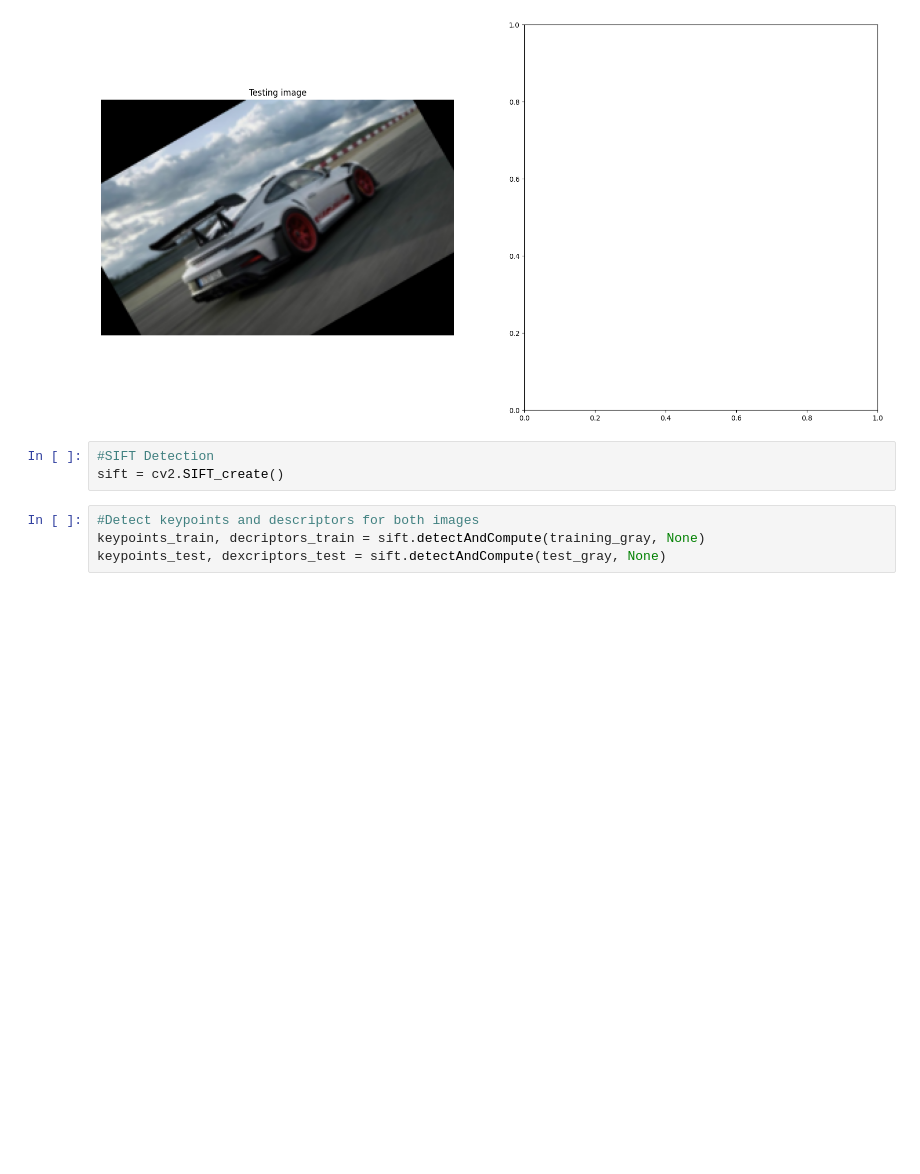
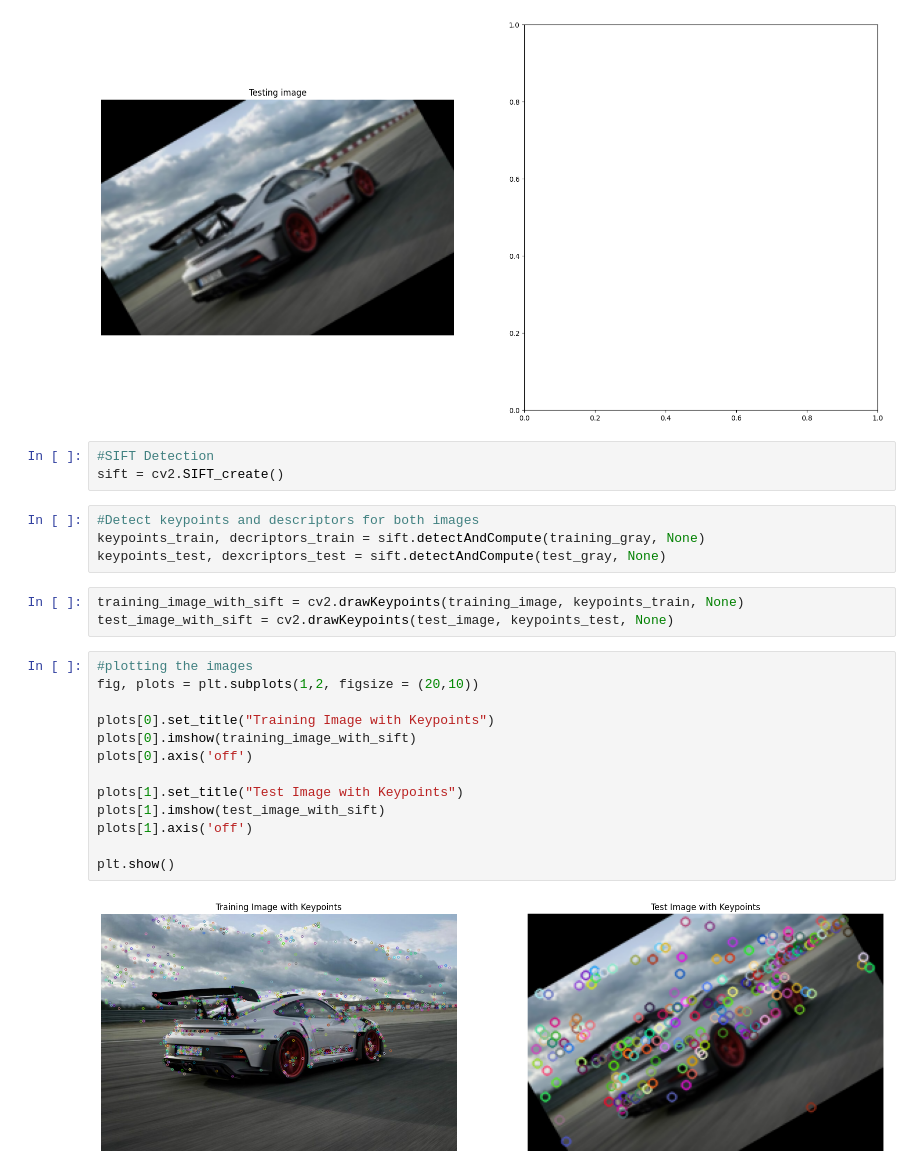
Before and after one commit to Kennethdsouza11/PCV-LAB, a Jupyter notebook: SIFT/main.ipynb, the cells around one changed output. Drawn from its saved outputs; the diff is of its cells as text; blank space fills up the shorter version.

Commit message:
displayed the keypoints of both the images

```diff
--- a/SIFT/main.ipynb
+++ b/SIFT/main.ipynb
@@ -46,3 +46,21 @@ sift = cv2.SIFT_create()
 #Detect keypoints and descriptors for both images
 keypoints_train, decriptors_train = sift.detectAndCompute(training_gray, None)
 keypoints_test, dexcriptors_test = sift.detectAndCompute(test_gray, None)
+# %%
+training_image_with_sift = cv2.drawKeypoints(training_image, keypoints_train, None)
+test_image_with_sift = cv2.drawKeypoints(test_image, keypoints_test, None)
+# %%
+#plotting the images
+fig, plots = plt.subplots(1,2, figsize = (20,10))
+
+plots[0].set_title("Training Image with Keypoints")
+plots[0].imshow(training_image_with_sift)
+plots[0].axis('off')
+
+plots[1].set_title("Test Image with Keypoints")
+plots[1].imshow(test_image_with_sift)
+plots[1].axis('off')
+
+plt.show()
+# %% [output]
+[figure, added]
```
